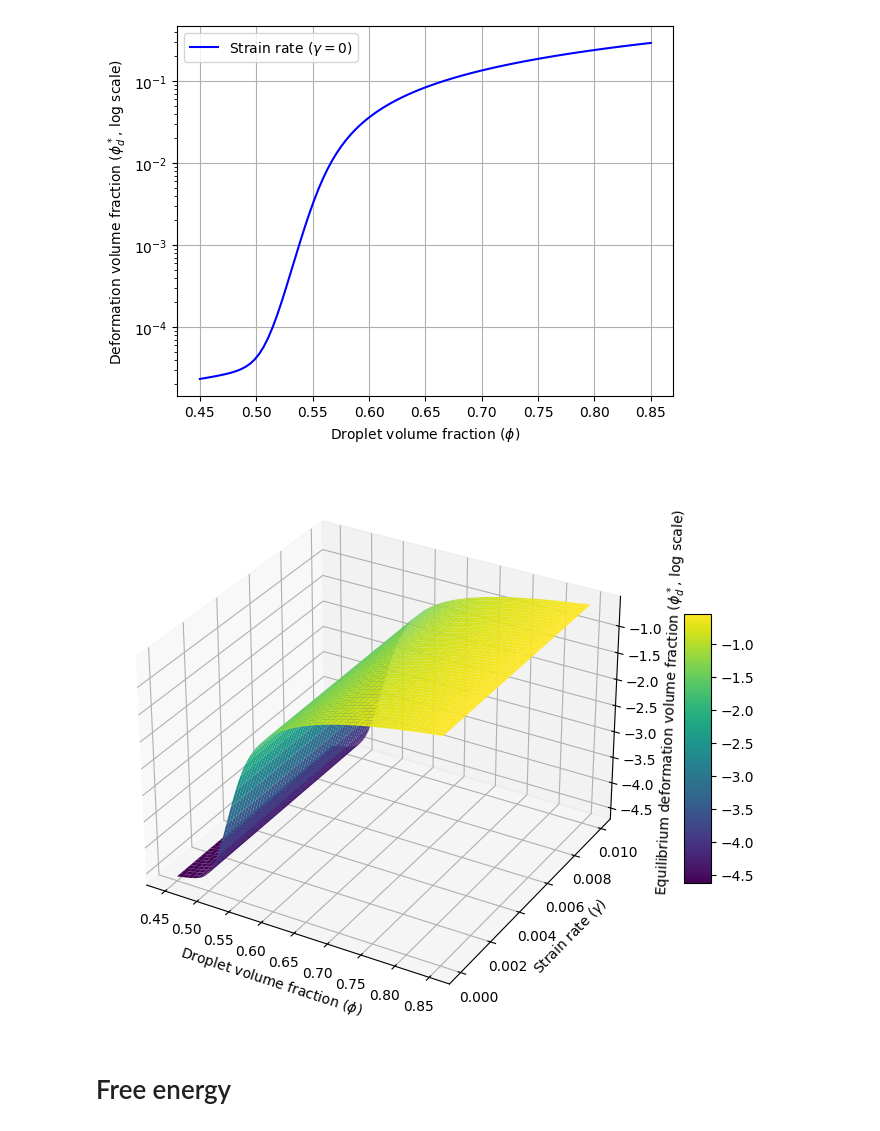
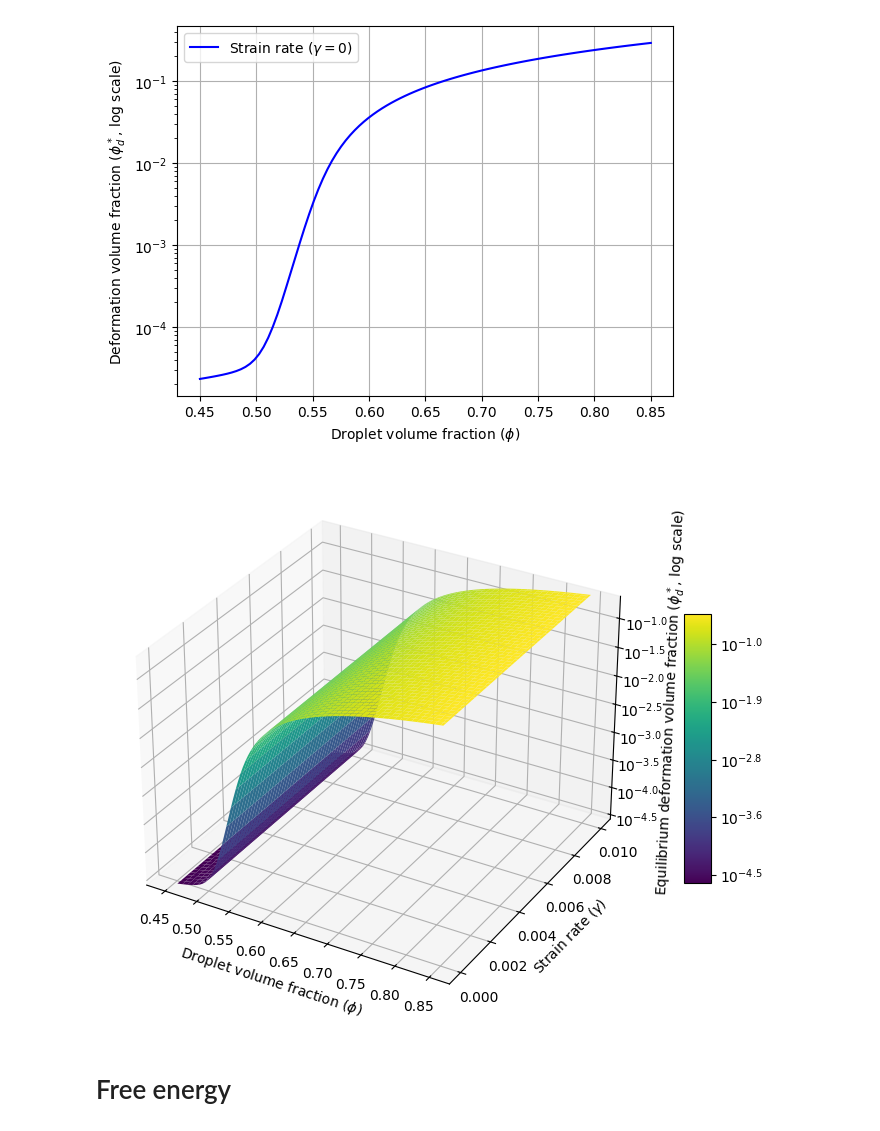
Before and after one commit to inxslynne/thesisproject, a Jupyter notebook: Kim&Mason/py-kimmason-final.ipynb, the cells around one changed output. Cells and saved outputs as stored; diff of their text form; code cells hidden in the pictures.

```diff
--- a/Kim&Mason/py-kimmason-final.ipynb
+++ b/Kim&Mason/py-kimmason-final.ipynb
@@ -97,19 +99,43 @@ for i in range(phi_values.shape[0]):
         gamma = gamma_values[i, j]
         phi_d_values[i, j] = find_min_phi_d(phi, gamma)[0]
 
-fig = plt.figure(figsize=(10, 7))
-ax = fig.add_subplot(111, projection='3d')
+# fig = plt.figure(figsize=(10, 7))
+# ax = fig.add_subplot(111, projection='3d')
 
-surf = ax.plot_surface(phi_values, gamma_values, np.log10(phi_d_values), cmap='viridis')
-ax.set_xlabel(r'Droplet volume fraction ($\phi$)')
-ax.set_ylabel(r'Strain rate ($\gamma$)')
-ax.set_zlabel(r'Equilibrium deformation volume fraction ($\phi_d^*$, log scale)')
+# surf = ax.plot_surface(phi_values, gamma_values, np.log10(phi_d_values), cmap='viridis')
+# ax.set_xlabel(r'Droplet volume fraction ($\phi$)')
+# ax.set_ylabel(r'Strain rate ($\gamma$)')
+# ax.set_zlabel(r'Equilibrium deformation volume fraction ($\phi_d^*$, log scale)')
 
-fig.colorbar(surf, shrink=0.5, aspect=10)
+# fig.colorbar(surf, shrink=0.5, aspect=10)
 
-plt.show()
+# plt.show()
-# %% [output]
-[figure, removed]
+# %%
+
+fig = plt.figure(figsize=(10, 7))
+ax = fig.add_subplot(111, projection='3d')
+
+surf = ax.plot_surface(phi_values, gamma_values, np.log10(phi_d_values), cmap='viridis')
+ax.set_xlabel(r'Droplet volume fraction ($\phi$)')
+ax.set_ylabel(r'Strain rate ($\gamma$)')
+ax.set_zlabel(r'Equilibrium deformation volume fraction ($\phi_d^*$, log scale)')
+
+def log_tick_formatter(val, pos):
+    return f"$10^{{{val:.1f}}}$"
+
+ax.zaxis.set_major_formatter(FuncFormatter(log_tick_formatter))
+
+ax.set_zlim(-4.5, -0.7)
+
+cbar = fig.colorbar(surf, shrink=0.5, aspect=10)
+
+cbar_ticks = np.linspace(-4.5, -1, 5)
+cbar.set_ticks(cbar_ticks)
+cbar.ax.set_yticklabels([f"$10^{{{tick:.1f}}}$" for tick in cbar_ticks])
+
+plt.show()
+# %% [output]
+[figure, added]
 # %% [markdown]
 # Free energy
 # %% [markdown]
```
Also changed, not shown: parts of 10 cells of this notebook, 5 other files.
